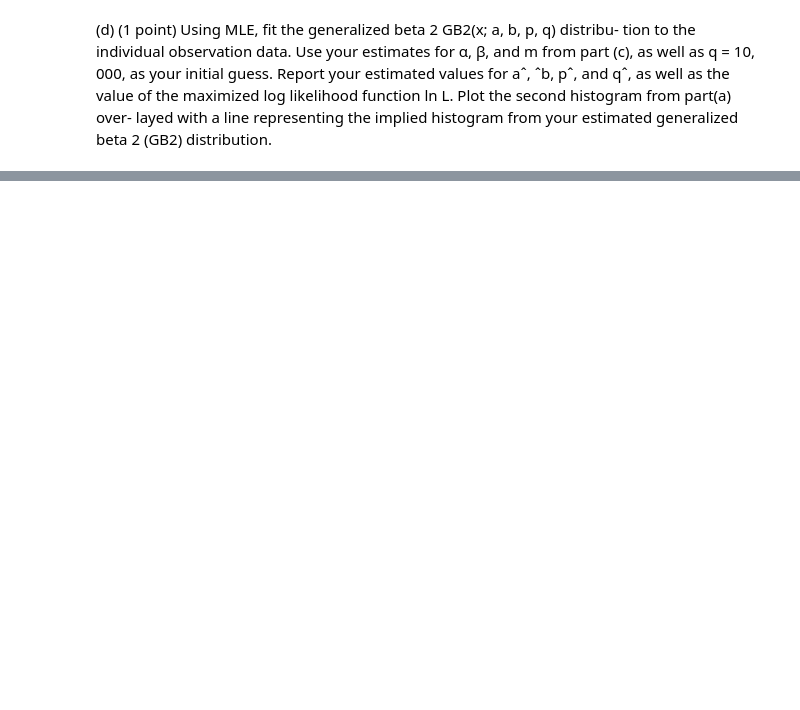
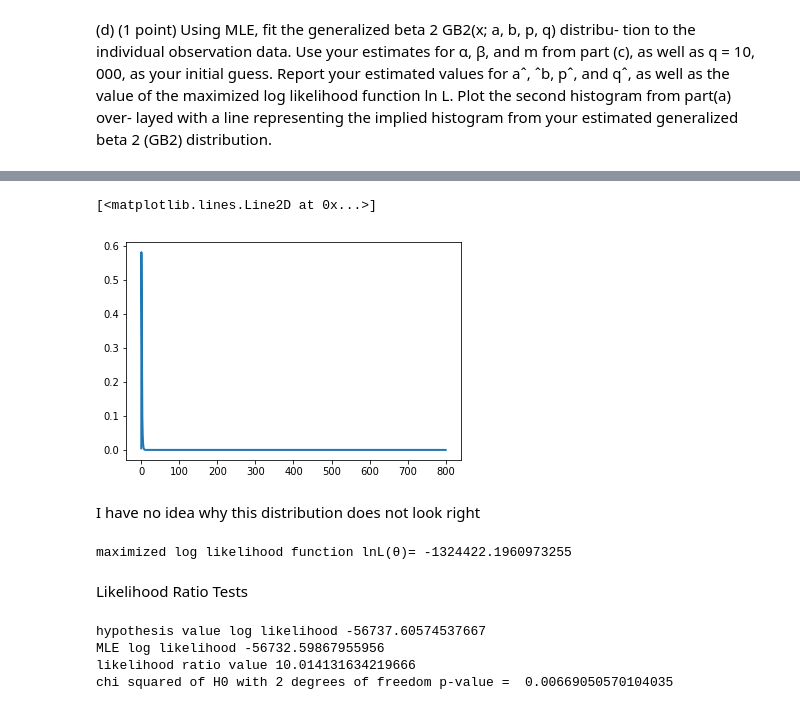
Before and after one commit to davefoote/StructEst_W20, a Jupyter notebook: ProblemSets/PS2/hw2_answers.ipynb, the cells around one changed output, grey strips where cells are left out. Saved outputs shown, nothing was run; the diff lists cells and outputs as text; code cells hidden in the pictures; blank space fills up the shorter version.

```diff
--- a/ProblemSets/PS2/hw2_answers.ipynb
+++ b/ProblemSets/PS2/hw2_answers.ipynb
@@ -150,0 +199,29 @@ first_guess
+# %%
+plt.plot(x, dstruct.GB2_pdf(x, first_guess[0], first_guess[1], first_guess[2], first_guess[3]), linewidth=2, ls='-', label='Estimated Gb2 dist\'n')
+# %% [output]
+[<matplotlib.lines.Line2D at 0x...>]
+[figure, added]
+# %% [markdown]
+I have no idea why this distribution does not look right
+# %%
+print('maximized log likelihood function lnL(θ)=',
+      dstruct.log_lik(sm_claims, gb2_mle_params, dstruct.GB2_pdf))
+# %% [output]
+maximized log likelihood function lnL(θ)= -1324422.1960973255
+# %% [markdown]
+Likelihood Ratio Tests
+# %%
+#gamma
+log_lik_h0 = dstruct.log_lik(sm_claims, gamma_init_params, dstruct.make_gamma_pdf)
+print('hypothesis value log likelihood', log_lik_h0)
+log_lik_mle = dstruct.log_lik(sm_claims, (alpha_mle, beta_mle), dstruct.make_gamma_pdf)
+print('MLE log likelihood', log_lik_mle)
+LR_val = 2 * (log_lik_mle - log_lik_h0)
+print('likelihood ratio value', LR_val)
+pval_h0 = 1.0 - sts.chi2.cdf(LR_val, 2)
+print('chi squared of H0 with 2 degrees of freedom p-value = ', pval_h0)
+# %% [output]
+hypothesis value log likelihood -56737.60574537667
+MLE log likelihood -56732.59867955956
+likelihood ratio value 10.014131634219666
+chi squared of H0 with 2 degrees of freedom p-value =  0.00669050570104035
```
Also changed, not shown: parts of 15 cells of this notebook, 1 other file.
